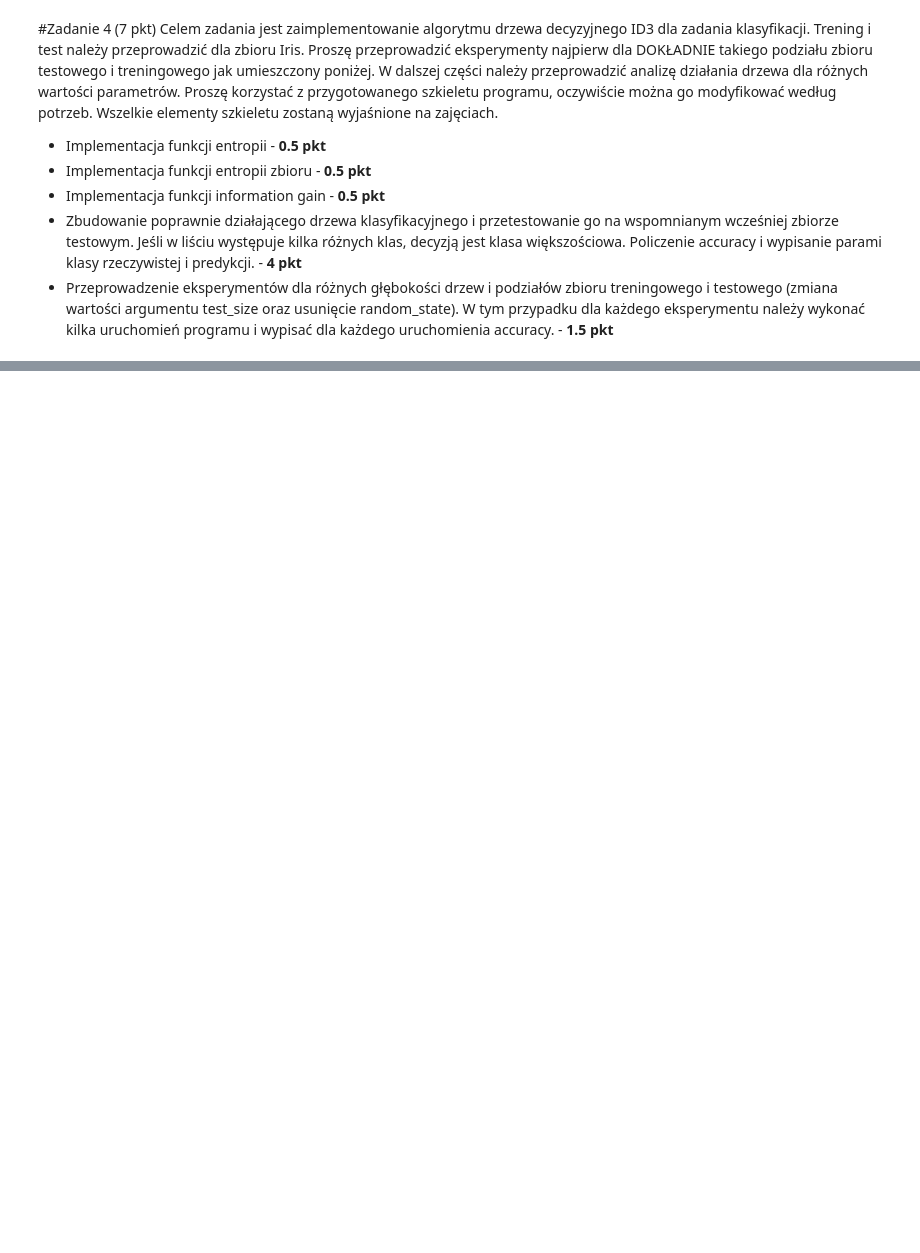
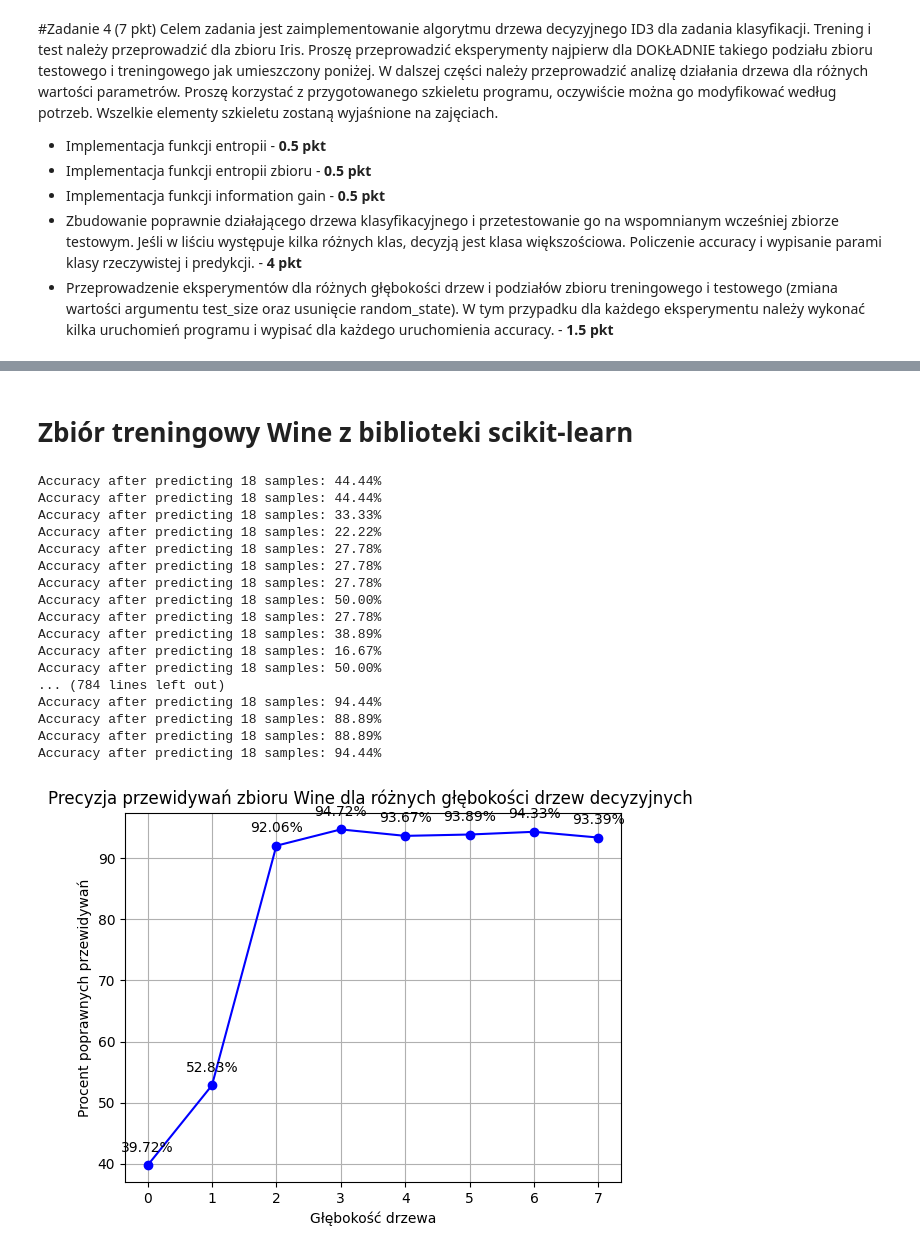
Before and after one commit to VisteK528/WSI, a Jupyter notebook: Exercise4/Zadanie_4.ipynb, the cells around one changed output, grey strips where cells are left out. Drawn from its saved outputs; the diff is of its cells as text; code cells hidden in the pictures; blank space fills up the shorter version.

```diff
--- a/Exercise4/Zadanie_4.ipynb
+++ b/Exercise4/Zadanie_4.ipynb
@@ -202,0 +310,2 @@ print(dc_sk.feature_importances_)
+# %% [markdown]
+# Zbiór treningowy Wine z biblioteki scikit-learn
@@ -202,0 +314,49 @@ print(dc_sk.feature_importances_)
+# %%
+wine = load_wine()
+x = wine.data
+y = wine.target
+
+accuracies = []
+depths = []
+tries = 100
+for depth in range(8):
+    dc = DecisionTreeClassifier(depth)
+    temp_accuracy = []
+    for i in range(tries):
+        x_train, x_test, y_train, y_test = train_test_split(x, y, test_size=0.1)
+        dc.fit(x_train, y_train)
+        temp_accuracy.append(dc.evaluate(x_test, y_test, verbose=0)*100)
+
+    dc.fit(x_train, y_train)
+    accuracies.append(sum(temp_accuracy)/tries)
+    depths.append(depth)
+
+plt.plot(depths,accuracies,'bo-')
+for x,y in zip(depths,accuracies):
+    label = f"{y:.2f}%"
+    plt.annotate(label, (x,y), textcoords="offset points",  xytext=(0,10),  ha='center')
+
+plt.grid()
+plt.title("Precyzja przewidywań zbioru Wine dla różnych głębokości drzew decyzyjnych ")
+plt.ylabel("Procent poprawnych przewidywań")
+plt.xlabel("Głębokość drzewa")
+plt.show()
+# %% [output]
+Accuracy after predicting 18 samples: 44.44%
+Accuracy after predicting 18 samples: 44.44%
+Accuracy after predicting 18 samples: 33.33%
+Accuracy after predicting 18 samples: 22.22%
+Accuracy after predicting 18 samples: 27.78%
+Accuracy after predicting 18 samples: 27.78%
+Accuracy after predicting 18 samples: 27.78%
+Accuracy after predicting 18 samples: 50.00%
+Accuracy after predicting 18 samples: 27.78%
+Accuracy after predicting 18 samples: 38.89%
+Accuracy after predicting 18 samples: 16.67%
+Accuracy after predicting 18 samples: 50.00%
+... (784 lines left out)
+Accuracy after predicting 18 samples: 94.44%
+Accuracy after predicting 18 samples: 88.89%
+Accuracy after predicting 18 samples: 88.89%
+Accuracy after predicting 18 samples: 94.44%
+[figure, added]
```
Also changed, not shown: parts of 16 cells of this notebook.
